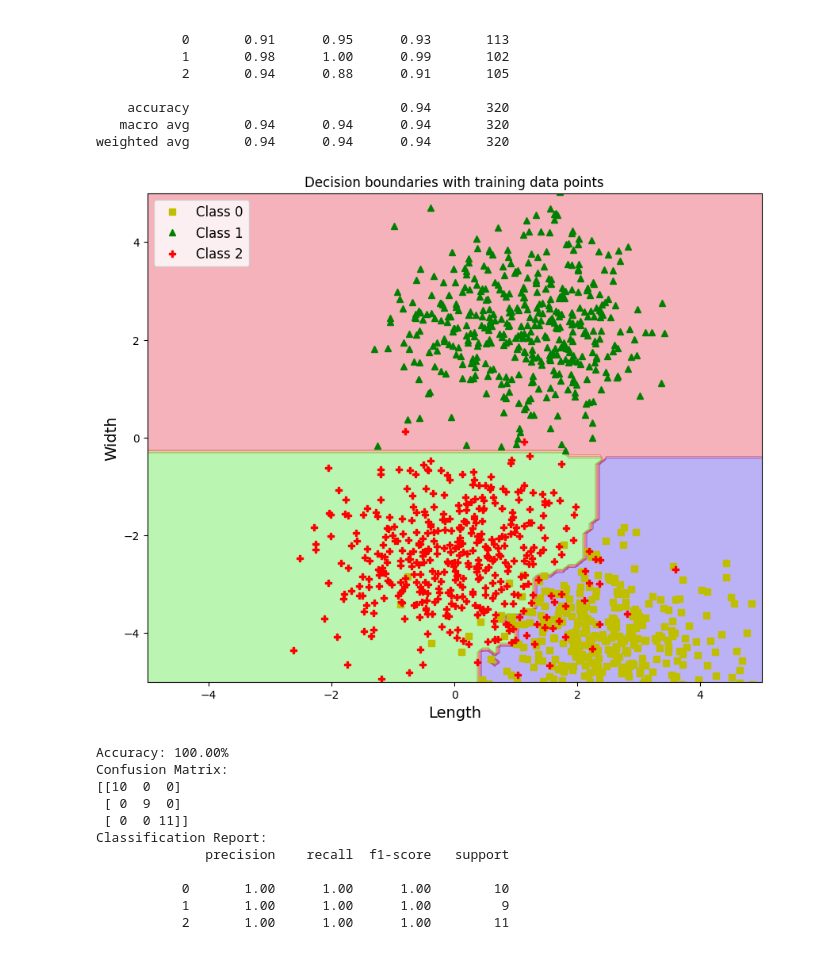
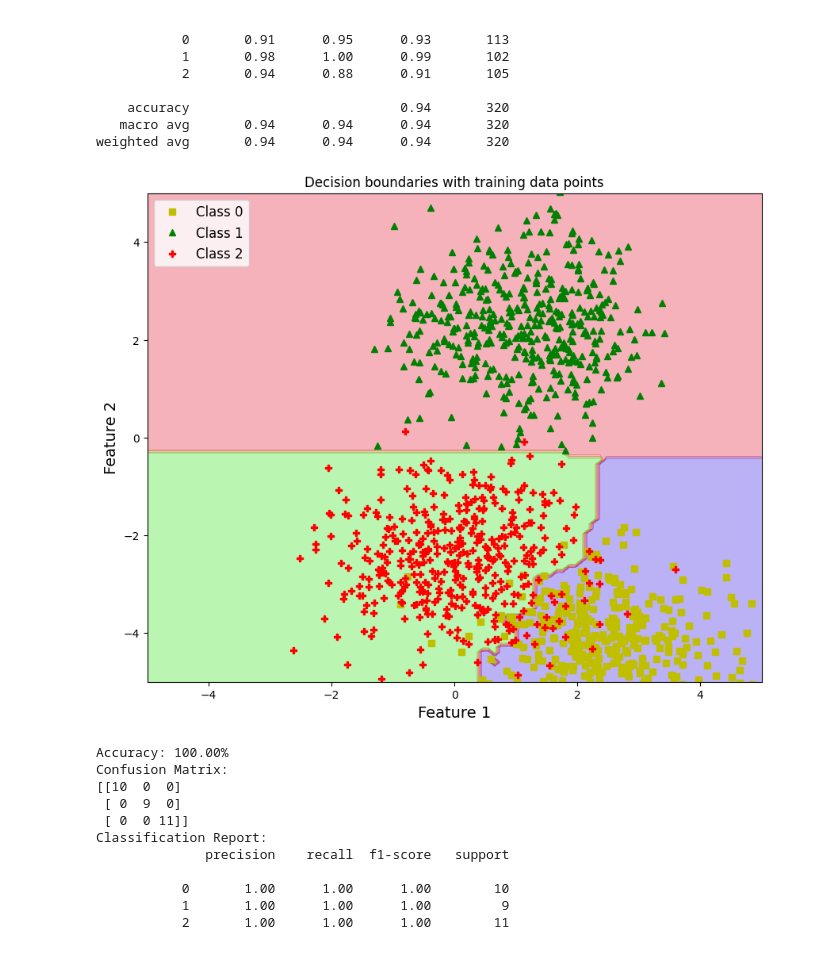
Before and after one commit to Robert-J-WANG/U...C, a Jupyter notebook: master/8831-ML/Assignment/Assignment2/1564710_JiqiangWang_assignment2.ipynb, the cells around one changed output. Saved outputs shown, nothing was run; the diff lists cells and outputs as text; code cells hidden in the pictures.

```diff
--- a/master/8831-ML/Assignment/Assignment2/1564710_JiqiangWang_assignment2.ipynb
+++ b/master/8831-ML/Assignment/Assignment2/1564710_JiqiangWang_assignment2.ipynb
@@ -345,30 +345,30 @@ weighted avg       0.94      0.94      0.94       320
 # %%
 # (Bonus 3) Plot the decision boundaries of the trained Random Forests model using the training set
 
 # Function to plot decision boundaries
 def plot_decision_boundaries(clf, X, y, axes=[-5, 5, -5, 5], alpha=0.5, contour=True):
     x1s = np.linspace(axes[0], axes[1], 100)
     x2s = np.linspace(axes[2], axes[3], 100)
     x1, x2 = np.meshgrid(x1s, x2s)
     X_new = np.c_[x1.ravel(), x2.ravel()]
     y_pred = clf.predict(X_new).reshape(x1.shape)
     plt.figure(figsize=(10, 8))
     plt.contourf(x1, x2, y_pred, alpha=0.3, cmap=plt.cm.brg)
 
     plt.plot(X[:, 0][y==0], X[:, 1][y==0], "ys", label="Class 0")
     plt.plot(X[:, 0][y==1], X[:, 1][y==1], "g^", label="Class 1")
     plt.plot(X[:, 0][y==2], X[:, 1][y==2], "rP", label="Class 2")
-    plt.xlabel("Length", fontsize=14)
-    plt.ylabel("Width", fontsize=14)
+    plt.xlabel("Feature 1", fontsize=14)
+    plt.ylabel("Feature 2", fontsize=14)
     plt.legend(loc="upper left", fontsize=12)
     plt.axis(axes)
     plt.title("Decision boundaries with training data points")
 
 # Plotting the decision boundaries
 plot_decision_boundaries(rnd_clf, X_train, y_train)
 plt.show()
 # %% [output]
-[figure, old version]
+[figure, new version]
 # %%
 # 14. Compare the accuracy, classification reports and confusion matrix of the four trained models and explain, in one paragraph, why you think the results are like that. Write your answer as a comment at the end of your Python code. You do not need to submit another file for this.
 # %%
```
Also changed, not shown: parts of 2 cells of this notebook.
